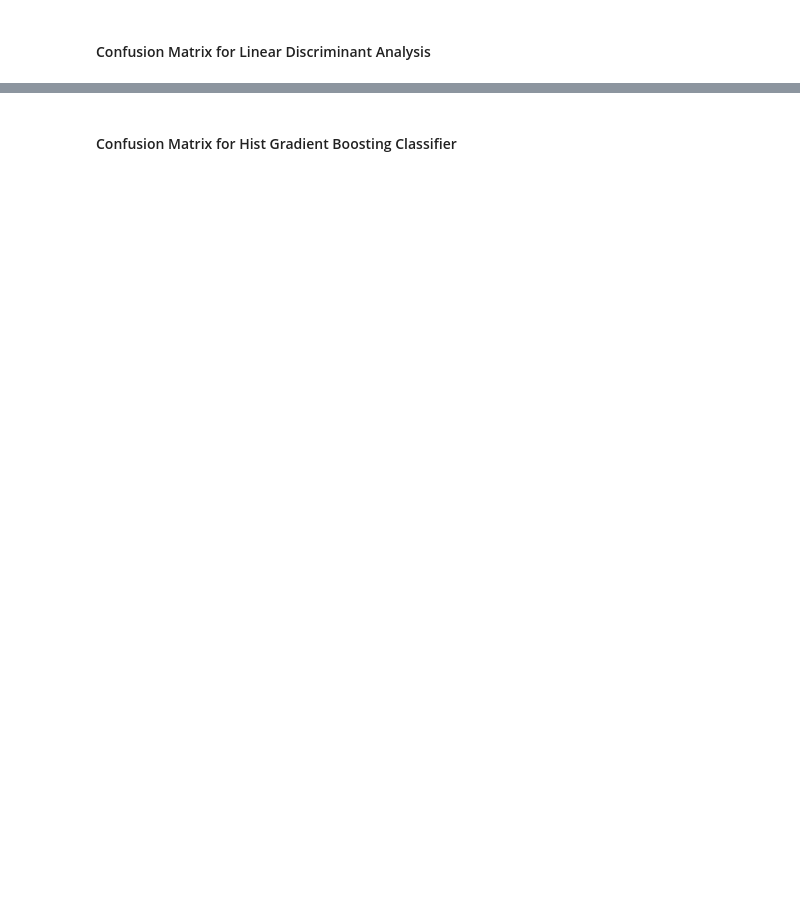
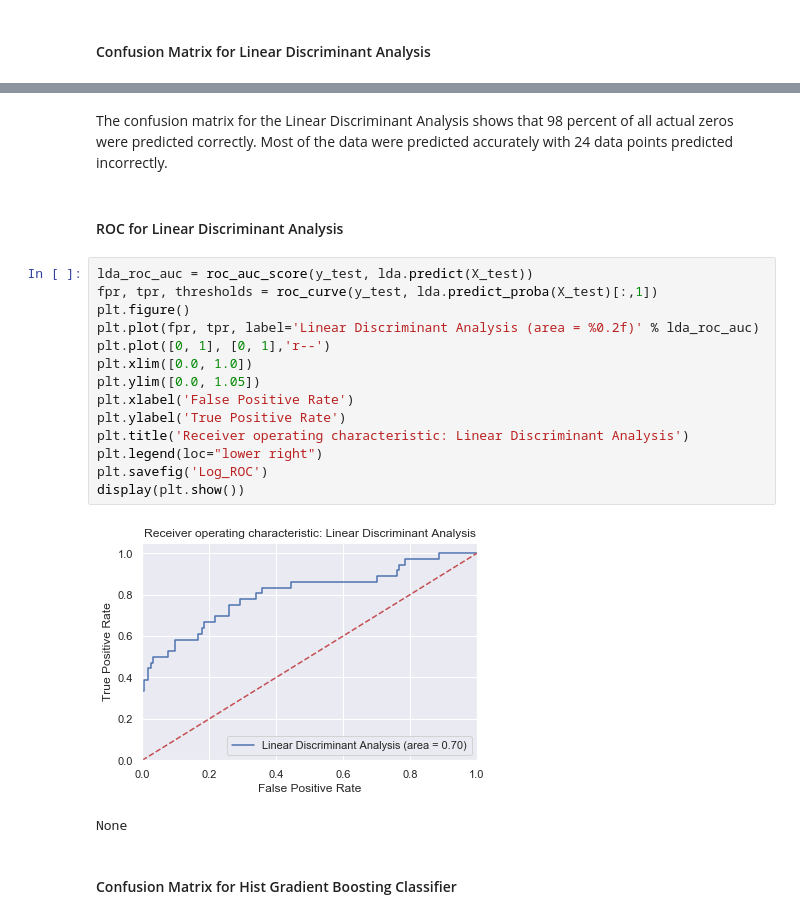
Before and after one commit to keertic/employee-attrition-project, a Jupyter notebook: ibm_hr_data.ipynb, the cells around one changed output, grey strips where cells are left out. Drawn from its saved outputs; the diff is of its cells as text; blank space fills up the shorter version.

```diff
--- a/ibm_hr_data.ipynb
+++ b/ibm_hr_data.ipynb
@@ -444,6 +496,28 @@ Normalized confusion matrix
  [0.58 0.42]]
 [figure]
 [figure]
+# %% [markdown]
+
+The confusion matrix for the Linear Discriminant Analysis shows that 98 percent of all actual zeros were predicted correctly. Most of the data were predicted accurately with 24 data points predicted incorrectly.
+# %% [markdown]
+#### ROC for Linear Discriminant Analysis
+# %%
+lda_roc_auc = roc_auc_score(y_test, lda.predict(X_test))
+fpr, tpr, thresholds = roc_curve(y_test, lda.predict_proba(X_test)[:,1])
+plt.figure()
+plt.plot(fpr, tpr, label='Linear Discriminant Analysis (area = %0.2f)' % lda_roc_auc)
+plt.plot([0, 1], [0, 1],'r--')
+plt.xlim([0.0, 1.0])
+plt.ylim([0.0, 1.05])
+plt.xlabel('False Positive Rate')
+plt.ylabel('True Positive Rate')
+plt.title('Receiver operating characteristic: Linear Discriminant Analysis')
+plt.legend(loc="lower right")
+plt.savefig('Log_ROC')
+display(plt.show())
+# %% [output]
+[figure, added]
+None
 # %% [markdown]
 #### Confusion Matrix for Hist Gradient Boosting Classifier
 # %%
```
Also changed, not shown: parts of 24 cells of this notebook.
